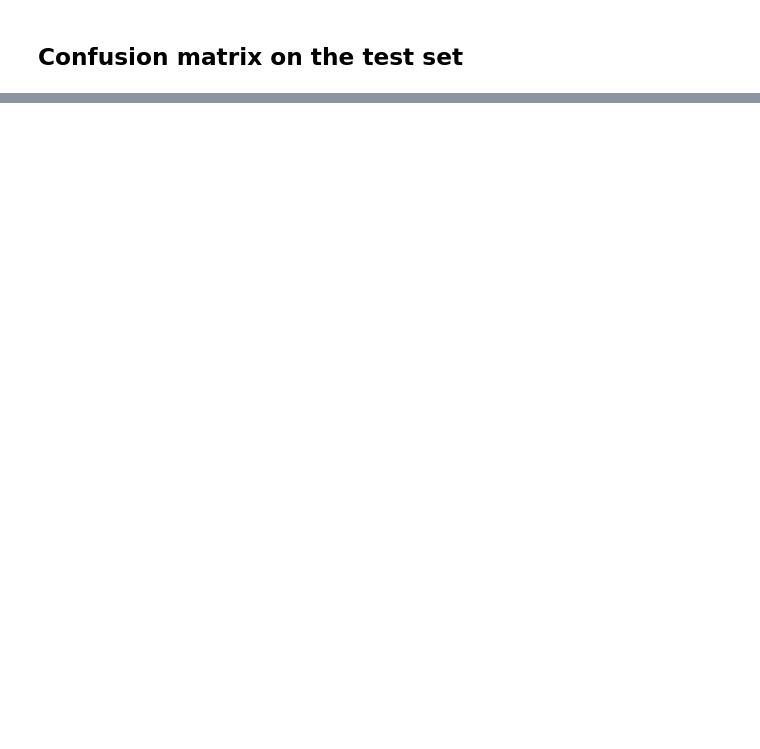
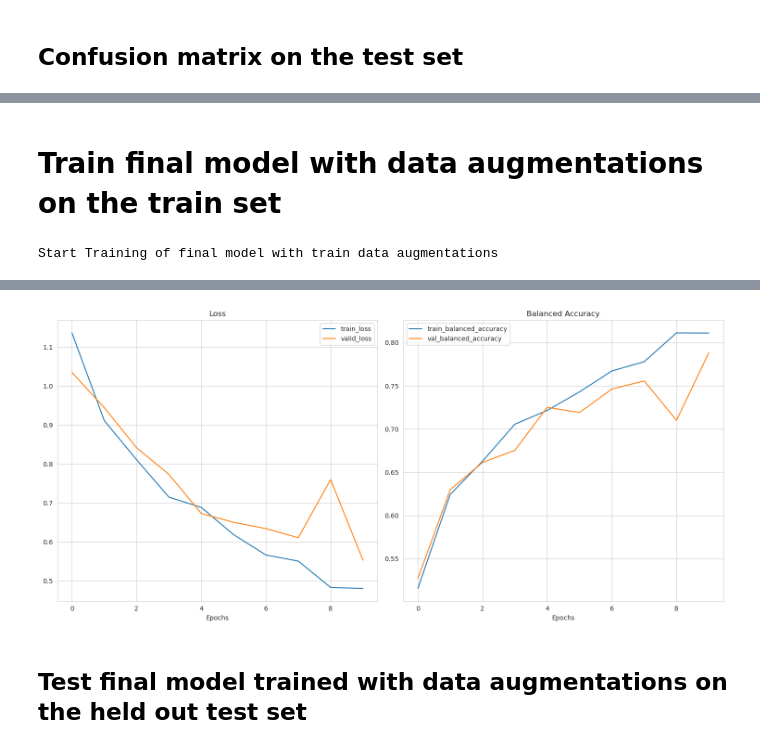
Before and after one commit to KyriakosPsa/Transfer-Learning-Vision, a Jupyter notebook: fungivgg16classification.ipynb, the cells around one changed output, grey strips where cells are left out. Cells and saved outputs as stored; diff of their text form; code cells hidden in the pictures; blank space fills up the shorter version.

```diff
--- a/fungivgg16classification.ipynb
+++ b/fungivgg16classification.ipynb
@@ -763,0 +769,70 @@ weighted avg       0.82      0.79      0.80      1361
+# %% [markdown]
+# Train final model with data augmentations on the train set
+# %%
+# Define train and val transformations
+train_transforms = transforms.Compose([
+    # data augmentations
+    transforms.Resize((224, 224)),
+    transforms.RandomHorizontalFlip(),
+    transforms.RandomRotation(10),
+    transforms.ColorJitter(brightness=0.5, contrast=0.5, saturation=0.5, hue=0.5),
+    transforms.ToTensor(),
+    transforms.Normalize(mean=[0.485, 0.456, 0.406], std=[0.229, 0.224, 0.225])
+])
+
+val_transforms = transforms.Compose([
+    transforms.Resize((224, 224)),
+    transforms.ToTensor(),
+    transforms.Normalize(mean=[0.485, 0.456, 0.406], std=[0.229, 0.224, 0.225])
+])
+# %%
+# Reload training data with augmentations
+train_indices, val_indices = train_test_split(train_idx, test_size=0.15, stratify=train_targets, random_state=42)
+
+train_dataset = ImageFolder(DATA_DIR, transform=train_transforms)
+val_dataset = ImageFolder(DATA_DIR, transform=val_transforms)
+
+train_subset = Subset(train_dataset, train_indices)
+train_targets=[train_dataset.targets[i] for i in train_indices]
+
+val_subset = Subset(val_dataset, val_indices)
+val_targets=[train_dataset.targets[i] for i in val_indices]
+
+train_loader = DataLoader(train_subset, batch_size=32, shuffle=True)
+val_loader = DataLoader(val_subset, batch_size=32, shuffle=False)
+
+
+start_time = timer()
+
+# Load the model and reset the final layer
+weights = models.VGG16_Weights.DEFAULT
+vgg16 = models.vgg16(weights=weights).to(device)
+num_ftrs = vgg16.classifier[6].in_features
+
+vgg16.classifier[6] = nn.Linear(num_ftrs, 5).to(device)
+
+# Set the optimizer
+optimizer = torch.optim.Adam(vgg16.parameters(), lr=0.0001)
+exp_lr_scheduler = lr_scheduler.ExponentialLR(optimizer, gamma=0.01)
+
+print('Start Training of final model with train data augmentations')
+results_aug, final_model_aug = engine.train_with_early_stopping(model=vgg16,
+                                                          train_dataloader=train_loader,
+                                                          valid_dataloader=val_loader,
+                                                          optimizer=optimizer,
+                                                          loss_fn=loss_fn,
+                                                          epochs=10,
+                                                          device=device)
+
+
+end_time = timer()
+print(f"[INFO] Total training time: {end_time-start_time:.3f} seconds\n")
+
+MODEL_SAVE_PATH = os.path.join('/kaggle/working/', '02_vgg16_final_model_augment.pth')
+print(f"Saving model to: {MODEL_SAVE_PATH}")
+torch.save(obj=final_model_aug.state_dict(), f=MODEL_SAVE_PATH)
+
+helper_functions.plot_loss_curves(results_aug)
+plt.savefig(f'/kaggle/working/training_curves_vgg16_final_model_augment.png')
+# %% [output]
+Start Training of final model with train data augmentations
@@ -763,0 +852,3 @@ weighted avg       0.82      0.79      0.80      1361
+[figure, added]
+# %% [markdown]
+## Test final model trained with data augmentations on the held out test set
```
Also changed, not shown: parts of 18 cells of this notebook.
